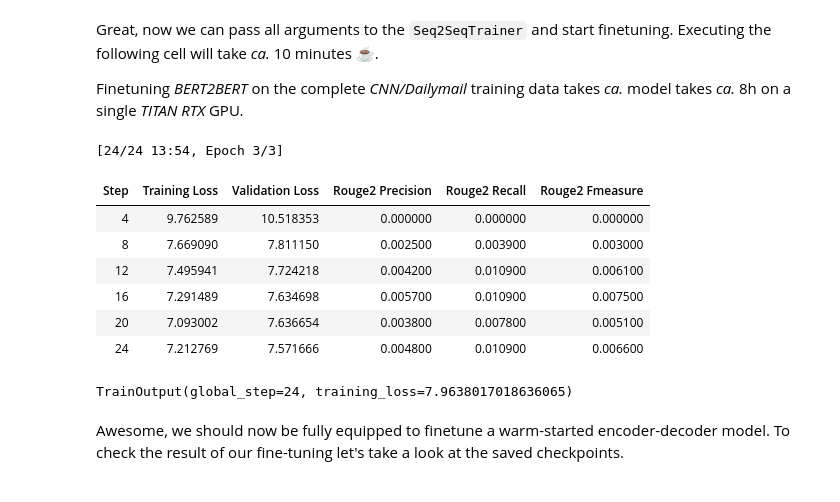
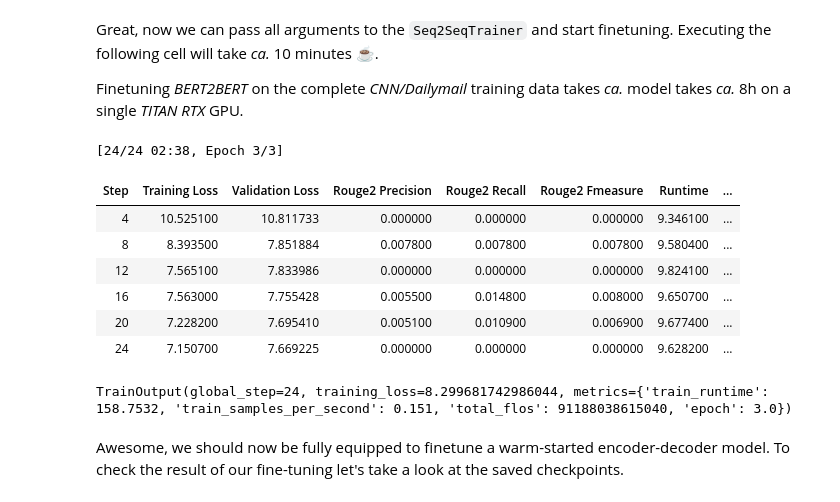
Before and after one commit to patrickvonplaten/notebooks, a Jupyter notebook: Leveraging_Pre_trained_Checkpoints_for_Encoder_Decoder_Models.ipynb, the cells around one changed output. Cells and saved outputs as stored; diff of their text form; code cells hidden in the pictures.

```diff
--- a/Leveraging_Pre_trained_Checkpoints_for_Encoder_Decoder_Models.ipynb
+++ b/Leveraging_Pre_trained_Checkpoints_for_Encoder_Decoder_Models.ipynb
@@ -865,23 +856,24 @@ Finetuning *BERT2BERT* on the complete *CNN/Dailymail* training data takes *ca.*
 # %%
 # instantiate trainer
 trainer = Seq2SeqTrainer(
     model=bert2bert,
+    tokenizer=tokenizer,
     args=training_args,
     compute_metrics=compute_metrics,
     train_dataset=train_data,
     eval_dataset=val_data,
 )
 trainer.train()
 # %% [output]
-[24/24 13:54, Epoch 3/3]
+[24/24 02:38, Epoch 3/3]
-| Step | Training Loss | Validation Loss | Rouge2 Precision | Rouge2 Recall | Rouge2 Fmeasure |
-| 4 | 9.762589 | 10.518353 | 0.000000 | 0.000000 | 0.000000 |
-| 8 | 7.669090 | 7.811150 | 0.002500 | 0.003900 | 0.003000 |
-| 12 | 7.495941 | 7.724218 | 0.004200 | 0.010900 | 0.006100 |
-| 16 | 7.291489 | 7.634698 | 0.005700 | 0.010900 | 0.007500 |
-| 20 | 7.093002 | 7.636654 | 0.003800 | 0.007800 | 0.005100 |
-| 24 | 7.212769 | 7.571666 | 0.004800 | 0.010900 | 0.006600 |
+| Step | Training Loss | Validation Loss | Rouge2 Precision | Rouge2 Recall | Rouge2 Fmeasure | Runtime | ... |
+| 4 | 10.525100 | 10.811733 | 0.000000 | 0.000000 | 0.000000 | 9.346100 | ... |
+| 8 | 8.393500 | 7.851884 | 0.007800 | 0.007800 | 0.007800 | 9.580400 | ... |
+| 12 | 7.565100 | 7.833986 | 0.000000 | 0.000000 | 0.000000 | 9.824100 | ... |
+| 16 | 7.563000 | 7.755428 | 0.005500 | 0.014800 | 0.008000 | 9.650700 | ... |
+| 20 | 7.228200 | 7.695410 | 0.005100 | 0.010900 | 0.006900 | 9.677400 | ... |
+| 24 | 7.150700 | 7.669225 | 0.000000 | 0.000000 | 0.000000 | 9.628200 | ... |
-TrainOutput(global_step=24, training_loss=7.9638017018636065)
+TrainOutput(global_step=24, training_loss=8.299681742986044, metrics={'train_runtime': 158.7532, 'train_samples_per_second': 0.151, 'total_flos': 91188038615040, 'epoch': 3.0})
 # %% [markdown]
 Awesome, we should now be fully equipped to finetune a warm-started encoder-decoder model. To check the result of our fine-tuning let's take a look at the saved checkpoints.
 # %%
```
Also changed, not shown: parts of 9 cells of this notebook.
